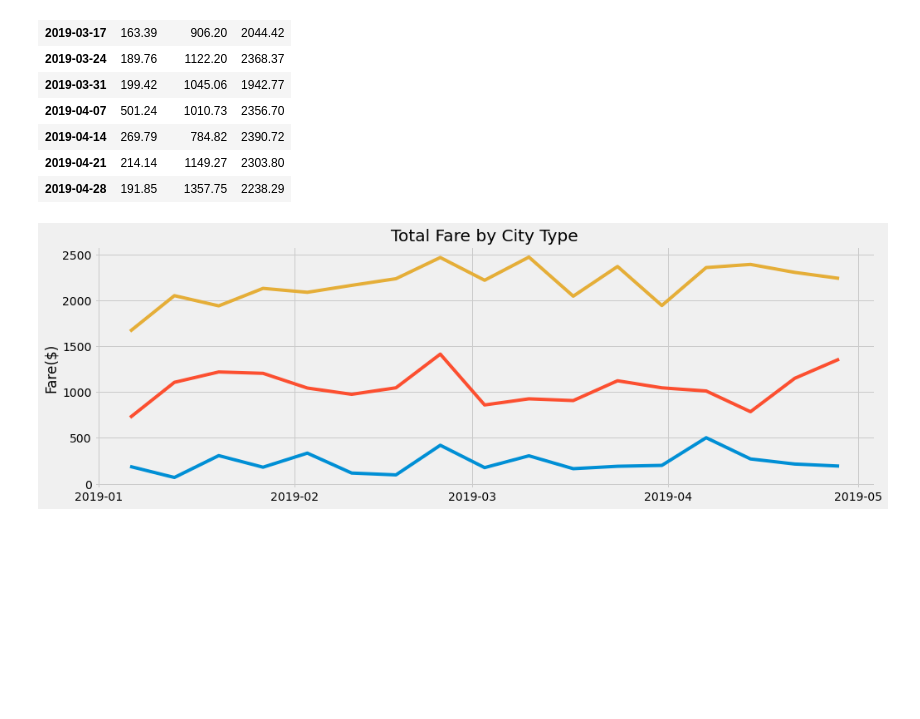
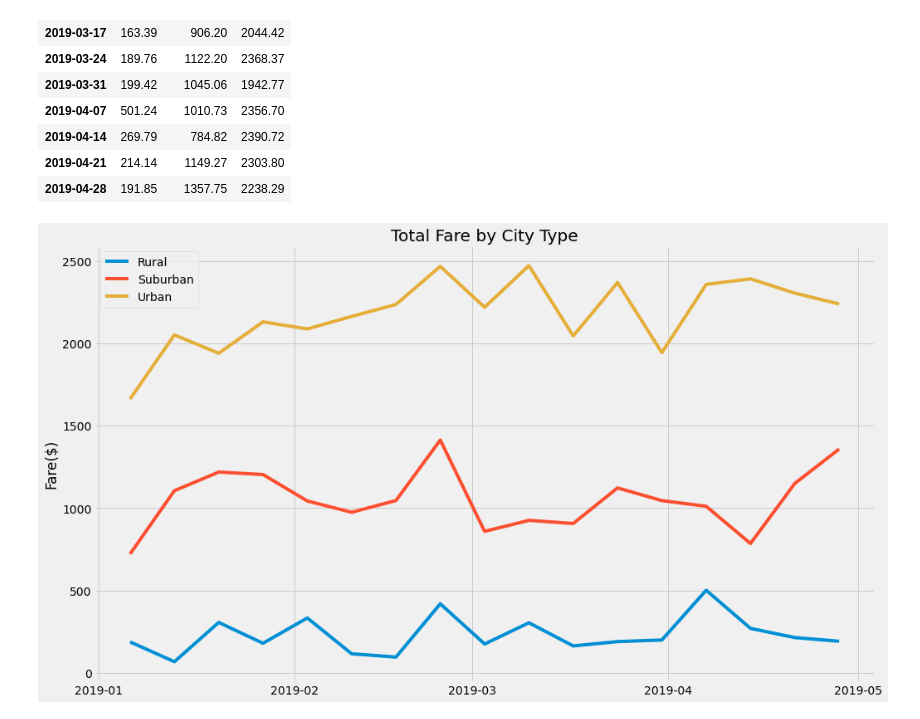
Before and after one commit to JackieCortes/PyBer_Analysis, a Jupyter notebook: PyBer_Challenge.ipynb, the cells around one changed output. Saved outputs shown, nothing was run; the diff lists cells and outputs as text; code cells hidden in the pictures; blank space fills up the shorter version.

```diff
--- a/PyBer_Challenge.ipynb
+++ b/PyBer_Challenge.ipynb
@@ -236,28 +236,29 @@ specific_date_df_week
 # %%
 # 8. Using the object-oriented interface method,
 #plot the resample DataFrame using the df.plot() function.
 # Import the style from Matplotlib.
 from matplotlib import style
 import matplotlib.dates as mdates
 # Use the graph style fivethirtyeight.
 style.use('fivethirtyeight')
 
-fig, ax = plt.subplots(figsize = (15,5))
+x_labels = ["Urban", "Suburban","Rural"]
 
-
+fig, ax = plt.subplots(figsize = (15,9))
 ax.plot(specific_date_df_week.index, specific_date_df_week)
 
 # Create labels for the x and y axes.
 ax.set_ylabel("Fare($)")
 # Create a title.
 ax.set_title("Total Fare by City Type")
 
+ax.legend(['Rural', 'Suburban', 'Urban'],loc='best')
 
 # Major ticks each month.
 fmt_month = mdates.MonthLocator(interval=1)
 ax.xaxis.set_major_locator(fmt_month)
 
 #Save the image
 fig.savefig('analysis/A.png', format='png')
 # %% [output]
-[figure, old version]
+[figure, new version]
```
